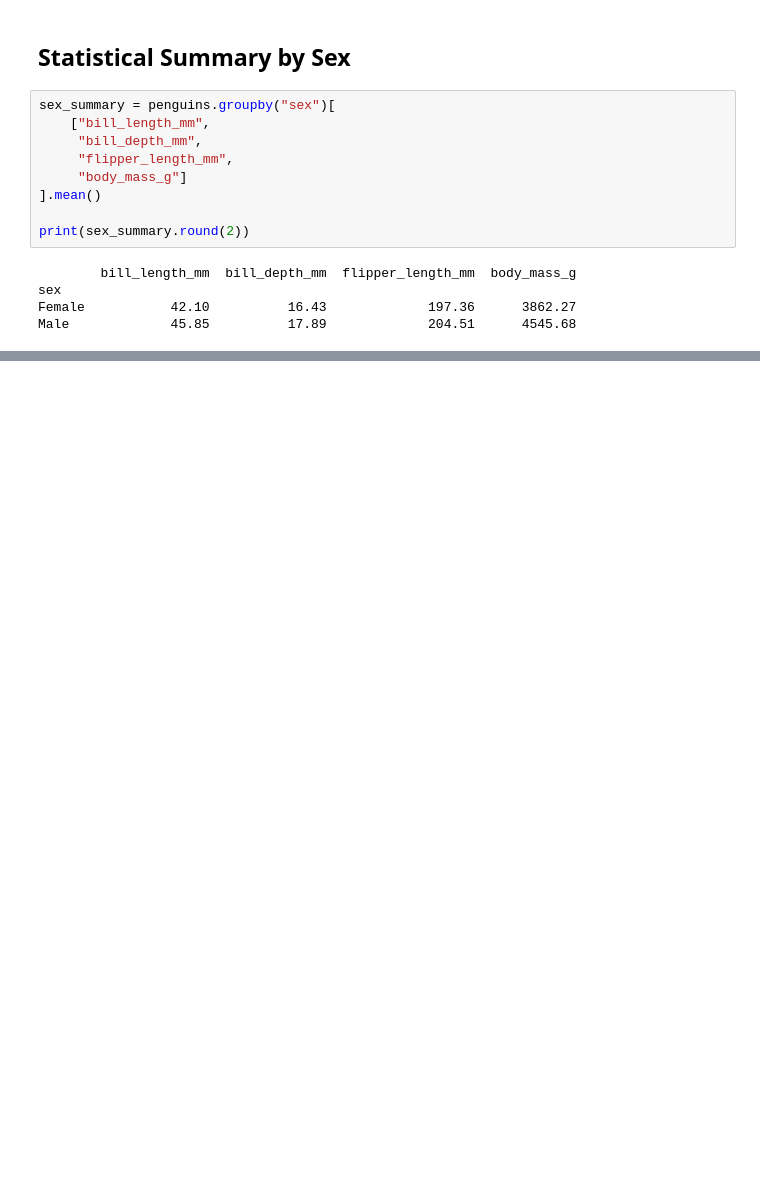
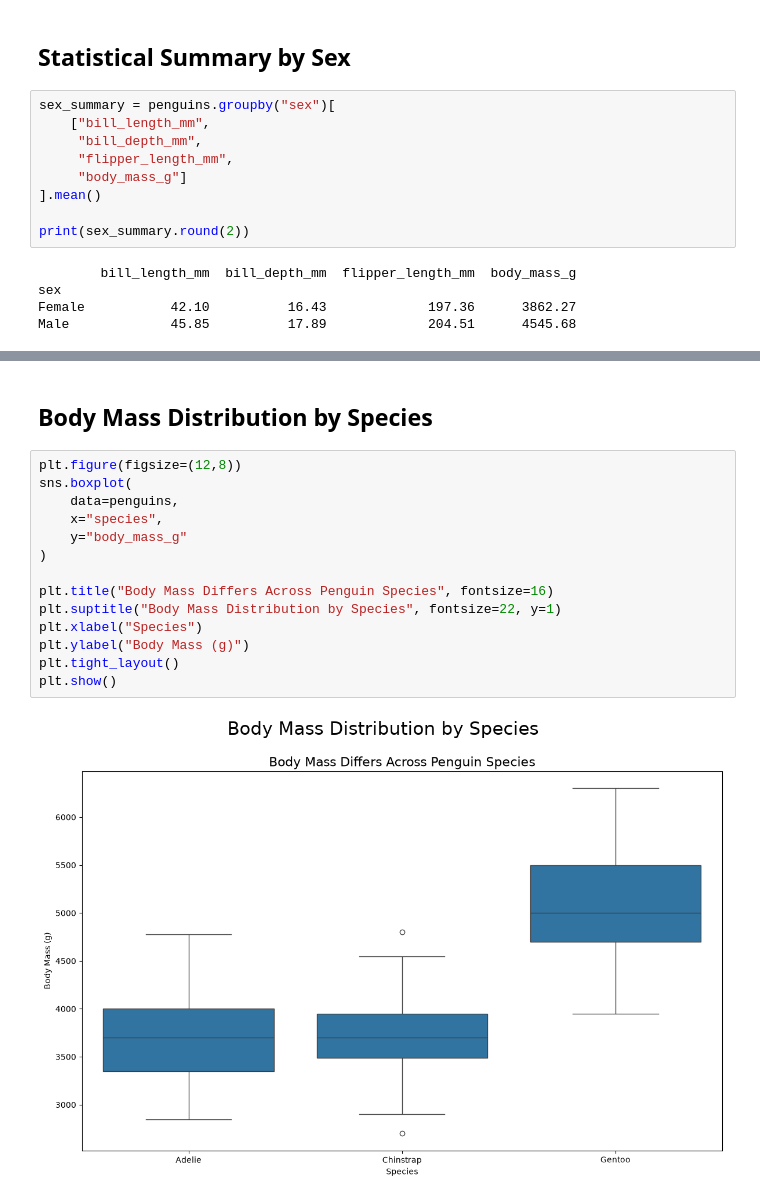
Before and after one commit to CH-CHISAKA/Machine_Learning_and_Data_Science, a Jupyter notebook: 04-assignments/01-assignment/palmer-penguins.ipynb, the cells around one changed output, grey strips where cells are left out. Cells and saved outputs as stored; diff of their text form; blank space fills up the shorter version.

```diff
--- a/04-assignments/01-assignment/palmer-penguins.ipynb
+++ b/04-assignments/01-assignment/palmer-penguins.ipynb
@@ -369,0 +434,18 @@ Male             45.85          17.89             204.51      4545.68
+# %% [markdown]
+## Body Mass Distribution by Species
+# %%
+plt.figure(figsize=(12,8))
+sns.boxplot(
+    data=penguins,
+    x="species",
+    y="body_mass_g"
+)
+
+plt.title("Body Mass Differs Across Penguin Species", fontsize=16)
+plt.suptitle("Body Mass Distribution by Species", fontsize=22, y=1)
+plt.xlabel("Species")
+plt.ylabel("Body Mass (g)")
+plt.tight_layout()
+plt.show()
+# %% [output]
+[figure, added]
```
Also changed, not shown: parts of 20 cells of this notebook.
